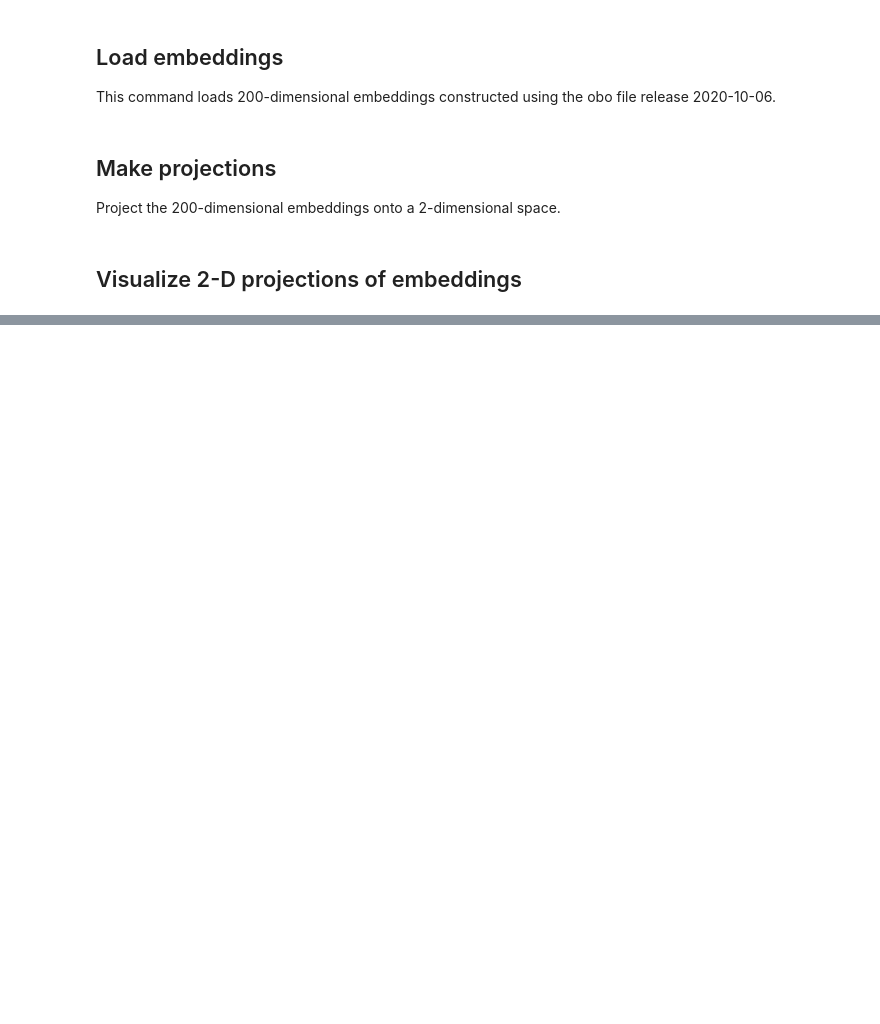
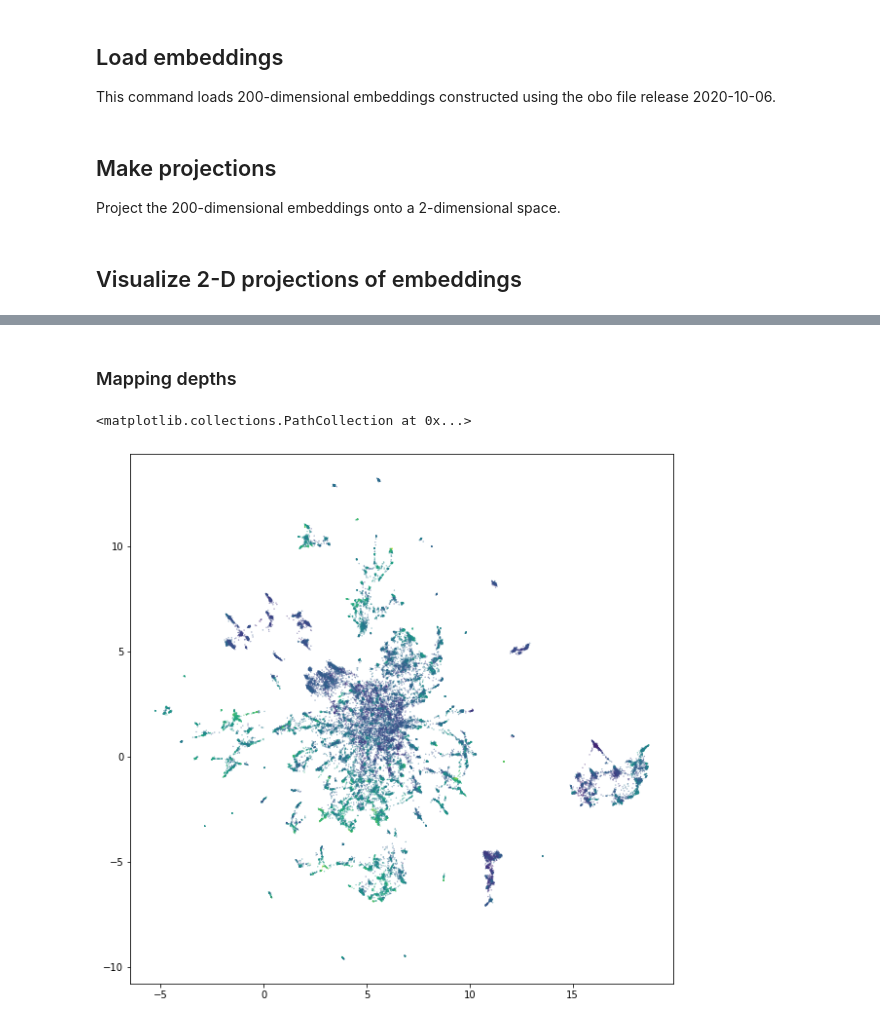
Before and after one commit to aedera/anc2vec, a Jupyter notebook: examples/project_embeddings.ipynb, the cells around one changed output, grey strips where cells are left out. Saved outputs shown, nothing was run; the diff lists cells and outputs as text; code cells hidden in the pictures; blank space fills up the shorter version.

```diff
--- a/examples/project_embeddings.ipynb
+++ b/examples/project_embeddings.ipynb
@@ -38,0 +60,14 @@ plt.scatter(proj[:,0], proj[:,1], s=.05)
+# %% [markdown]
+### Mapping depths
+# %%
+depths = []
+for t in terms:
+  branches = go.get_ancestors(t)
+  # depth = length of the longest path
+  depth = max([len(b) for b in branches])
+  depths.append(depth)
+# %%
+plt.scatter(proj[:,0], proj[:,1], s=.05, c=depths)
+# %% [output]
+<matplotlib.collections.PathCollection at 0x...>
+[figure, added]
```
Also changed, not shown: parts of 5 cells of this notebook.
